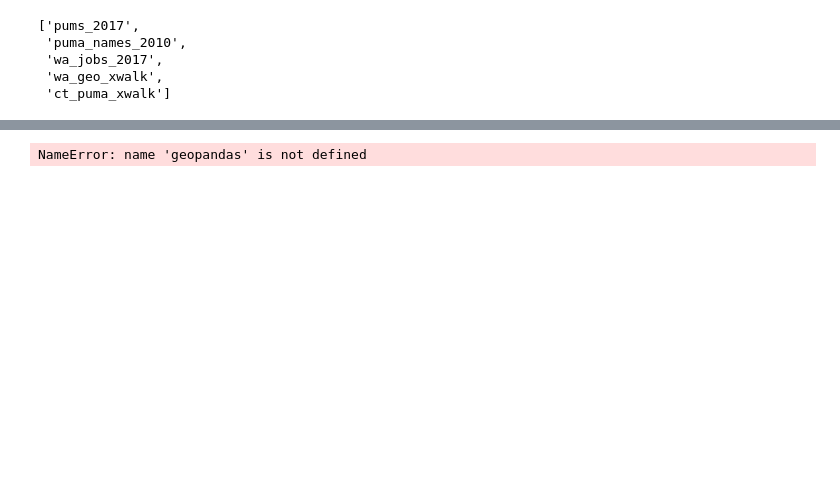
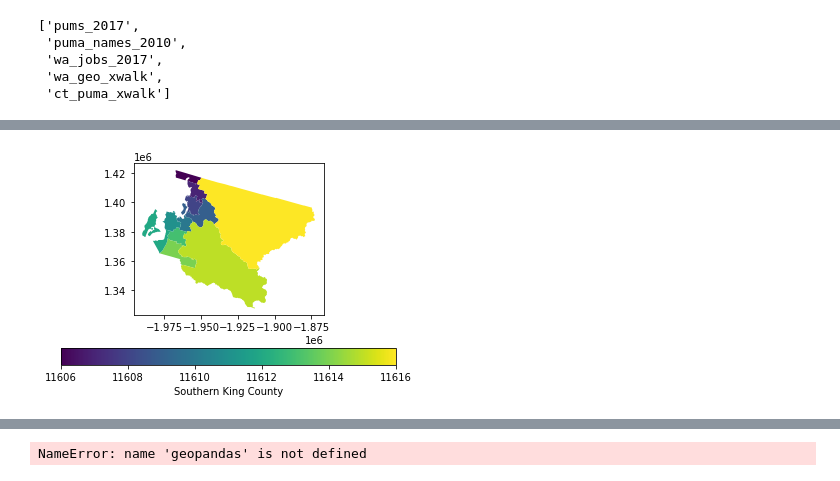
Before and after one commit to ghPRao/Opportunity-Youth, a Jupyter notebook: Paul.ipynb, the cells around one changed output, grey strips where cells are left out. Saved outputs shown, nothing was run; the diff lists cells and outputs as text; code cells hidden in the pictures; blank space fills up the shorter version.

```diff
--- a/Paul.ipynb
+++ b/Paul.ipynb
@@ -74,3 +66,5 @@ Requirement already satisfied: six>=1.5 in c:\users\ptann\anaconda3\envs\oy-env\
 # %%
 import geopandas as gpd
 import matplotlib.pyplot as plt
+# %%
+gdf = gpd.read_file("data/shapefiles/ipums_puma_2010.shp")
@@ -76,0 +80,21 @@ import matplotlib.pyplot as plt
+# %%
+#gdf[gdf.State=='Washington'].plot()
+gdf["PUMA"] = gdf["PUMA"].astype(str).astype(int)
+greater_king_co_map= gdf[(gdf.PUMA >= 11606) & (gdf.PUMA <= 11616)]
+south_king_co_map=gdf[(gdf.PUMA >= 11612) & (gdf.PUMA <= 11615)]
+#gdf["so_king_co"] = gdf[(gdf.PUMA >= 11612) & (gdf.PUMA <= 11615)]
+#gdf = gdf[(gdf.PUMA >= 11606) & (gdf.PUMA <= 11616)]
+fig, ax=plt.subplots(1,1)
+
+greater_king_co_map.plot(column='PUMA',ax=ax, legend = True, legend_kwds={'label': "Southern King County",
+                                                                          'orientation':"horizontal"})
+plt.show()
+
+
+
+
+#gdf.info()
+#gdf[(gdf.PUMA<somenum) & (gdf.PUMA>somenum)]
+#df["a"] = df["a"].astype(str).astype(int)
+# %% [output]
+[figure, added]
```
Also changed, not shown: parts of 9 cells of this notebook.
